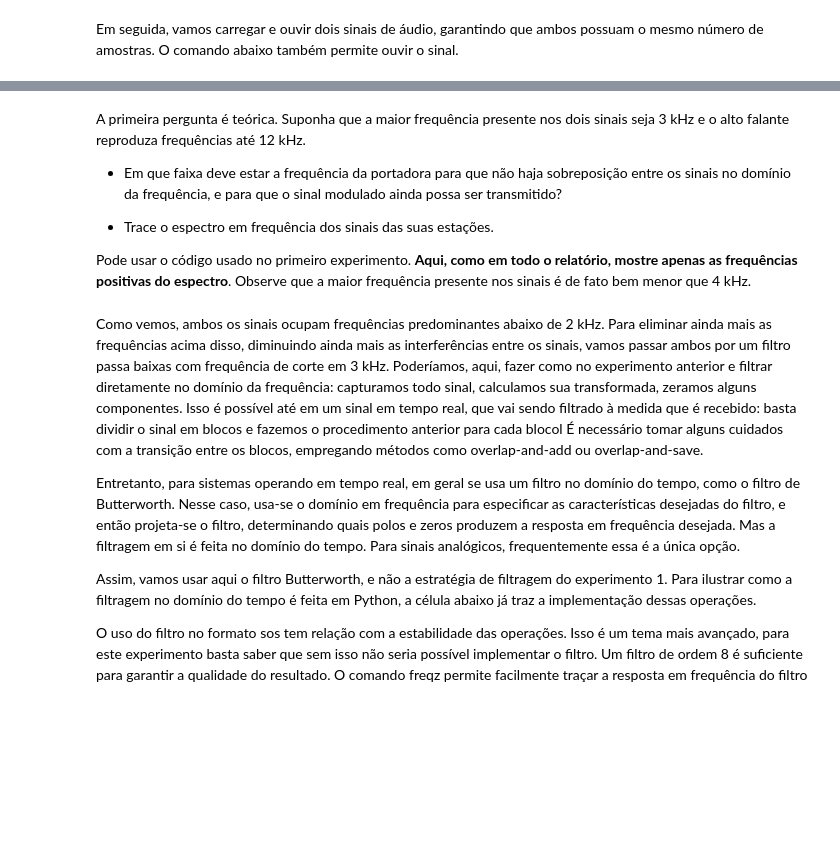
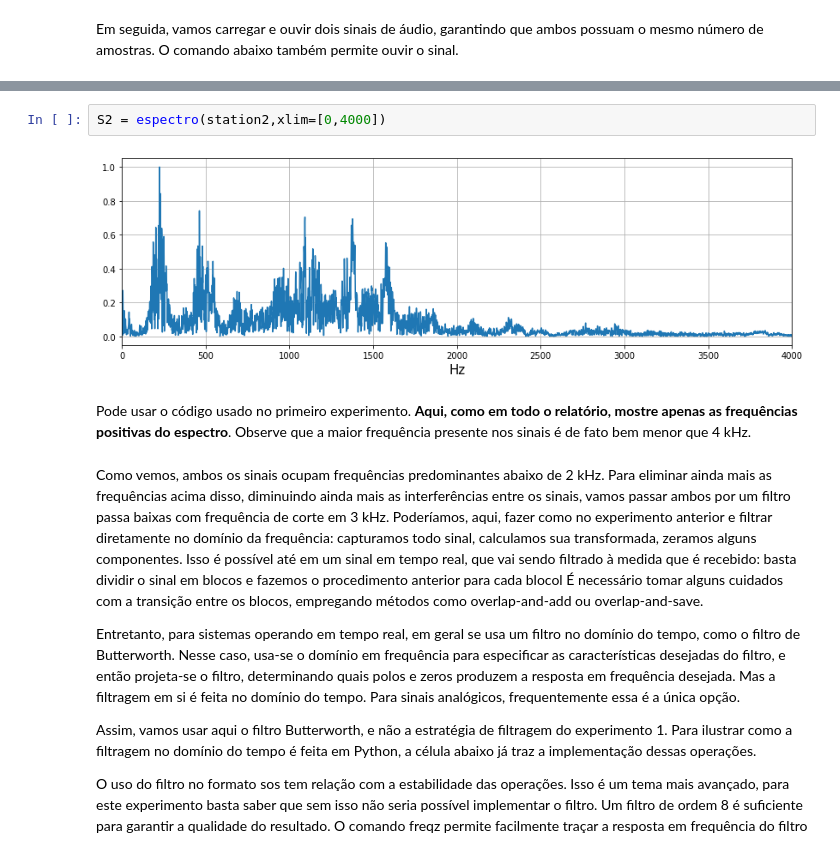
Before and after one commit to vquadrado/EA619U_2022S1_EX2, a Jupyter notebook: Radio_AM-Roteiro.ipynb, the cells around one changed output, grey strips where cells are left out. Drawn from its saved outputs; the diff is of its cells as text; blank space fills up the shorter version.

```diff
--- a/Radio_AM-Roteiro.ipynb
+++ b/Radio_AM-Roteiro.ipynb
@@ -71,10 +122,8 @@ ipd.Audio(station1[:100000],rate=fs)
+# %%
+S2 = espectro(station2,xlim=[0,4000])
+# %% [output]
+[figure, added]
 # %% [markdown]
-A primeira pergunta é teórica. Suponha que a maior frequência presente nos dois sinais seja 3 kHz e o alto falante reproduza frequências até 12 kHz.
-
-* Em que faixa deve estar a frequência da portadora para que não haja sobreposição entre os sinais no domínio da frequência, e para que o sinal modulado ainda possa ser transmitido?
-
-* Trace o espectro em frequência dos sinais das suas estações.
-
 Pode usar o código usado no primeiro experimento. **Aqui, como em todo o relatório, mostre apenas as frequências positivas do espectro**. Observe que a maior frequência presente nos sinais é de fato bem menor que 4 kHz.
 # %% [markdown]
 Como vemos, ambos os sinais ocupam frequências predominantes abaixo de 2 kHz. Para eliminar ainda mais as frequências acima disso, diminuindo ainda mais as interferências entre os sinais, vamos passar ambos por um filtro passa baixas com frequência de corte em 3 kHz. Poderíamos, aqui, fazer como no experimento anterior e filtrar diretamente no domínio da frequência: capturamos todo sinal, calculamos sua transformada, zeramos alguns componentes. Isso é possível até em um sinal em tempo real, que vai sendo filtrado à medida que é recebido: basta dividir o sinal em blocos e fazemos o procedimento anterior para cada blocol É necessário tomar alguns cuidados com a transição entre os blocos, empregando métodos como overlap-and-add ou overlap-and-save.
```
Also changed, not shown: parts of 29 cells of this notebook, 1 other file.
